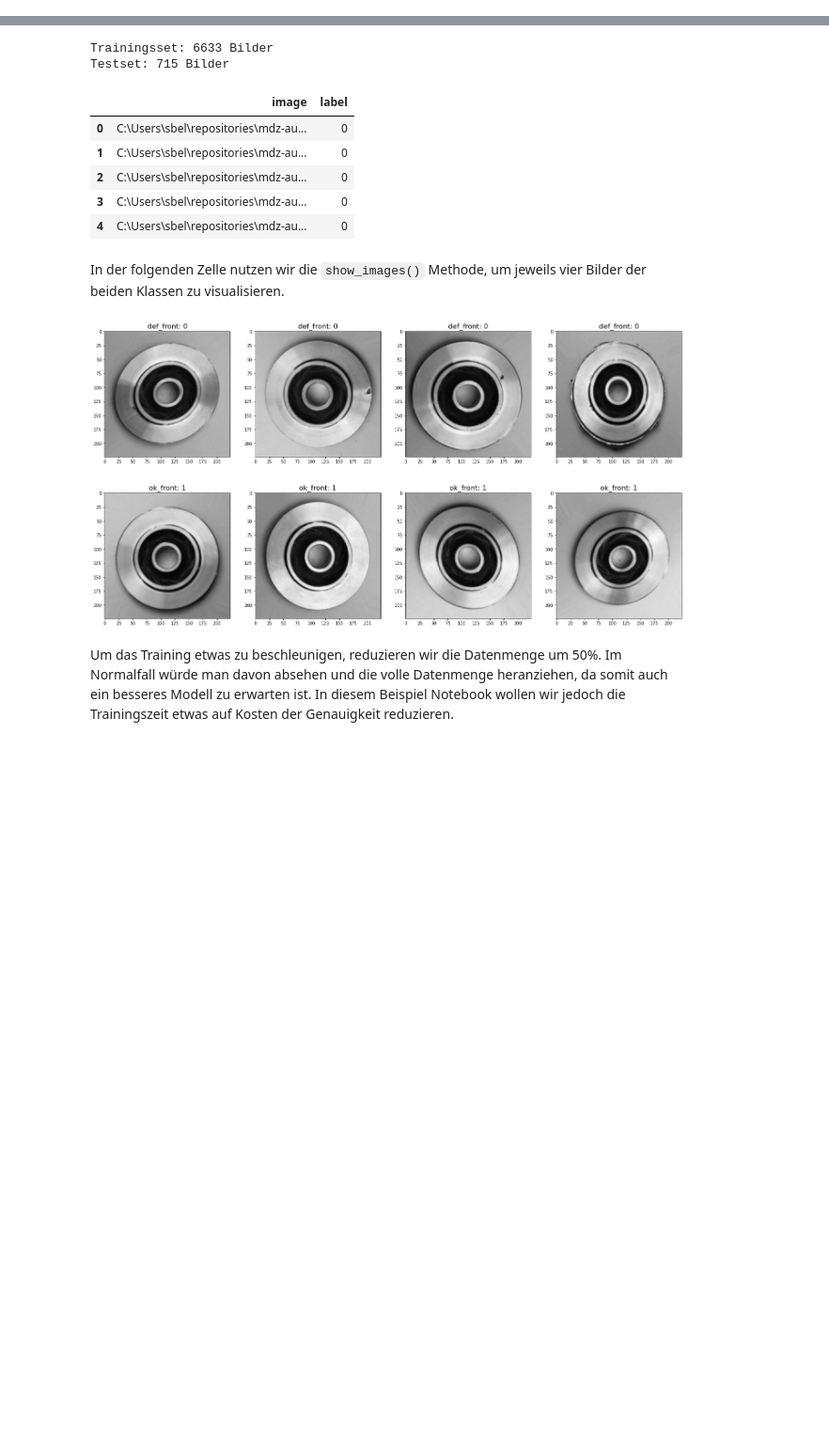
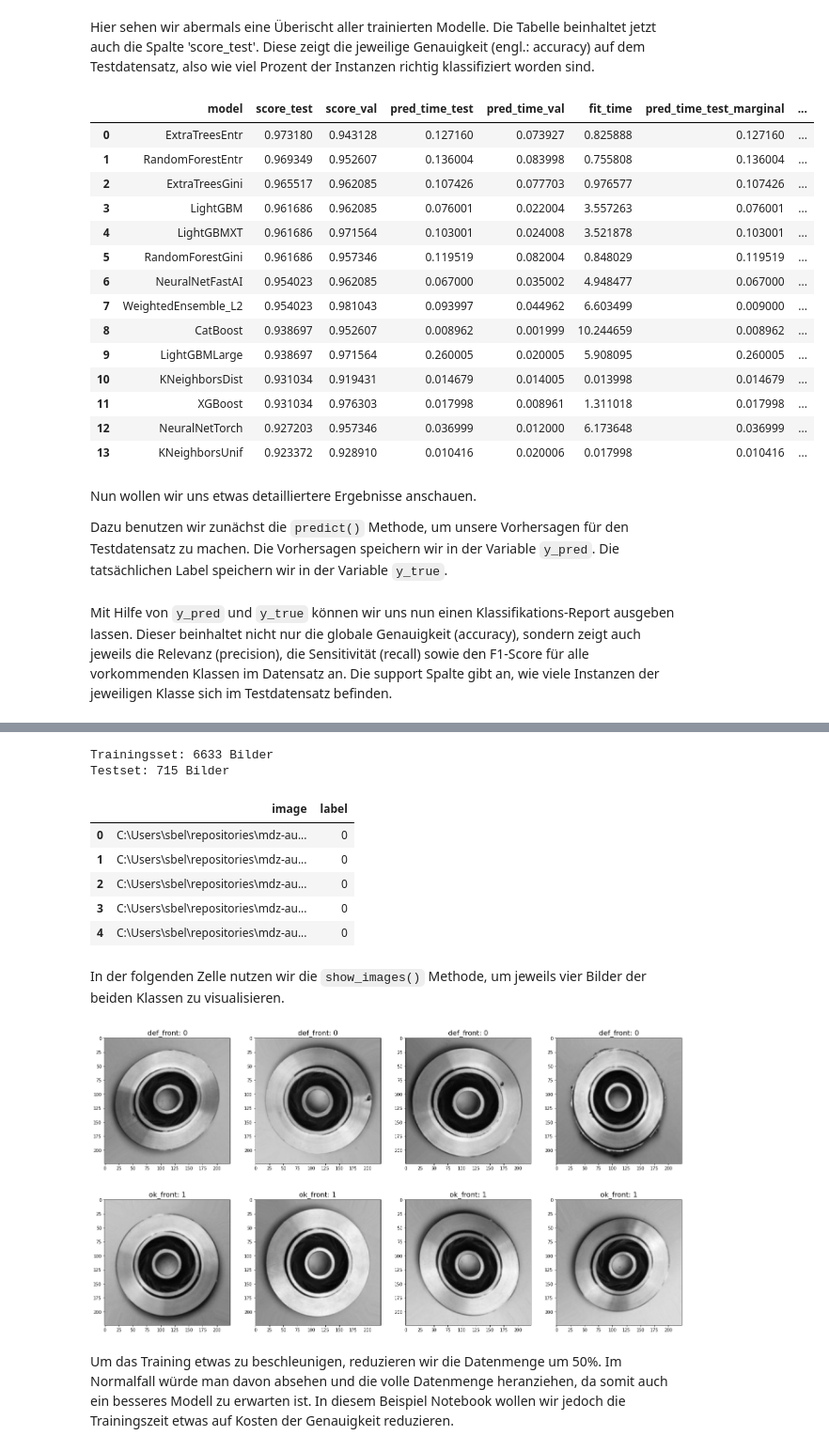
Before and after one commit to IIS-KI-Tutorials/KI-Tutorials, a Jupyter notebook: AutoML Tutorials.ipynb, the cells around one changed output, grey strips where cells are left out. Shown at 94% size. Drawn from its saved outputs; the diff is of its cells as text; code cells hidden in the pictures; blank space fills up the shorter version.

```diff
--- a/automl/3_Metallgussteile_Bildklassifizierung.ipynb
+++ b/AutoML Tutorials.ipynb
@@ -21,0 +386,22 @@ In diesem Beispiel verwenden wir das AutoML-Framework AutoGluon. Da es sich bei
+# %%
+window_length = 0.1 # in seconds
+
+window_size = round(window_length * 12000) # 12000/s ist die Abtastrate der Sensoren
+feature_names = ['min', 'max', 'range', 'mean', 'median']
+sensors = ['acc0', 'acc1']
+feature_dict = {f'{sensor}_{feature_name}': [] for sensor in sensors for feature_name in feature_names}
+feature_dict['label'] = []
+
+for recording_id in data['recording_id'].unique():
+    for sensor in sensors:
+        windowed_data = get_windows(data[data['recording_id'] == recording_id][sensor].values, window_size, window_size)
+
+        feature_dict[f'{sensor}_min'] += [min(row) for row in windowed_data]
+        feature_dict[f'{sensor}_max'] += [max(row) for row in windowed_data]
+        feature_dict[f'{sensor}_range'] += list(np.array([min(row) for row in windowed_data]))
+        feature_dict[f'{sensor}_mean'] += [np.mean(row) for row in windowed_data]
+        feature_dict[f'{sensor}_median'] += [np.median(row) for row in windowed_data]
+
+    feature_dict['label'] += [recording_id for i in range(len(windowed_data))]
+
+data_features = pd.DataFrame.from_dict(feature_dict)
@@ -21,0 +510,24 @@ In diesem Beispiel verwenden wir das AutoML-Framework AutoGluon. Da es sich bei
+# %% [markdown]
+Hier sehen wir abermals eine Überischt aller trainierten Modelle. Die Tabelle beinhaltet jetzt auch die Spalte 'score_test'. Diese zeigt die jeweilige Genauigkeit (engl.: accuracy) auf dem Testdatensatz, also wie viel Prozent der Instanzen richtig klassifiziert worden sind.
+# %%
+predictor.leaderboard(data_test, silent=True)
+# %% [output]
+|  | model | score_test | score_val | pred_time_test | pred_time_val | fit_time | pred_time_test_marginal | ... |
+| 0 | ExtraTreesEntr | 0.973180 | 0.943128 | 0.127160 | 0.073927 | 0.825888 | 0.127160 | ... |
+| 1 | RandomForestEntr | 0.969349 | 0.952607 | 0.136004 | 0.083998 | 0.755808 | 0.136004 | ... |
+| 2 | ExtraTreesGini | 0.965517 | 0.962085 | 0.107426 | 0.077703 | 0.976577 | 0.107426 | ... |
+| 3 | LightGBM | 0.961686 | 0.962085 | 0.076001 | 0.022004 | 3.557263 | 0.076001 | ... |
+| 4 | LightGBMXT | 0.961686 | 0.971564 | 0.103001 | 0.024008 | 3.521878 | 0.103001 | ... |
+| 5 | RandomForestGini | 0.961686 | 0.957346 | 0.119519 | 0.082004 | 0.848029 | 0.119519 | ... |
+| 6 | NeuralNetFastAI | 0.954023 | 0.962085 | 0.067000 | 0.035002 | 4.948477 | 0.067000 | ... |
+| 7 | WeightedEnsemble_L2 | 0.954023 | 0.981043 | 0.093997 | 0.044962 | 6.603499 | 0.009000 | ... |
+| 8 | CatBoost | 0.938697 | 0.952607 | 0.008962 | 0.001999 | 10.244659 | 0.008962 | ... |
+| 9 | LightGBMLarge | 0.938697 | 0.971564 | 0.260005 | 0.020005 | 5.908095 | 0.260005 | ... |
+| 10 | KNeighborsDist | 0.931034 | 0.919431 | 0.014679 | 0.014005 | 0.013998 | 0.014679 | ... |
+| 11 | XGBoost | 0.931034 | 0.976303 | 0.017998 | 0.008961 | 1.311018 | 0.017998 | ... |
+| 12 | NeuralNetTorch | 0.927203 | 0.957346 | 0.036999 | 0.012000 | 6.173648 | 0.036999 | ... |
+| 13 | KNeighborsUnif | 0.923372 | 0.928910 | 0.010416 | 0.020006 | 0.017998 | 0.010416 | ... |
+# %% [markdown]
+Nun wollen wir uns etwas detailliertere Ergebnisse anschauen.
+
+Dazu benutzen wir zunächst die `predict()` Methode, um unsere Vorhersagen für den Testdatensatz zu machen. Die Vorhersagen speichern wir in der Variable `y_pred`. Die tatsächlichen Label speichern wir in der Variable `y_true`.
@@ -21,0 +537,2 @@ In diesem Beispiel verwenden wir das AutoML-Framework AutoGluon. Da es sich bei
+# %% [markdown]
+Mit Hilfe von `y_pred` und `y_true` können wir uns nun einen Klassifikations-Report ausgeben lassen. Dieser beinhaltet nicht nur die globale Genauigkeit (accuracy), sondern zeigt auch jeweils die Relevanz (precision), die Sensitivität (recall) sowie den F1-Score für alle vorkommenden Klassen im Datensatz an. Die support Spalte gibt an, wie viele Instanzen der jeweiligen Klasse sich im Testdatensatz befinden.
```
Also changed, not shown: parts of 86 cells of this notebook, 2 other files.
